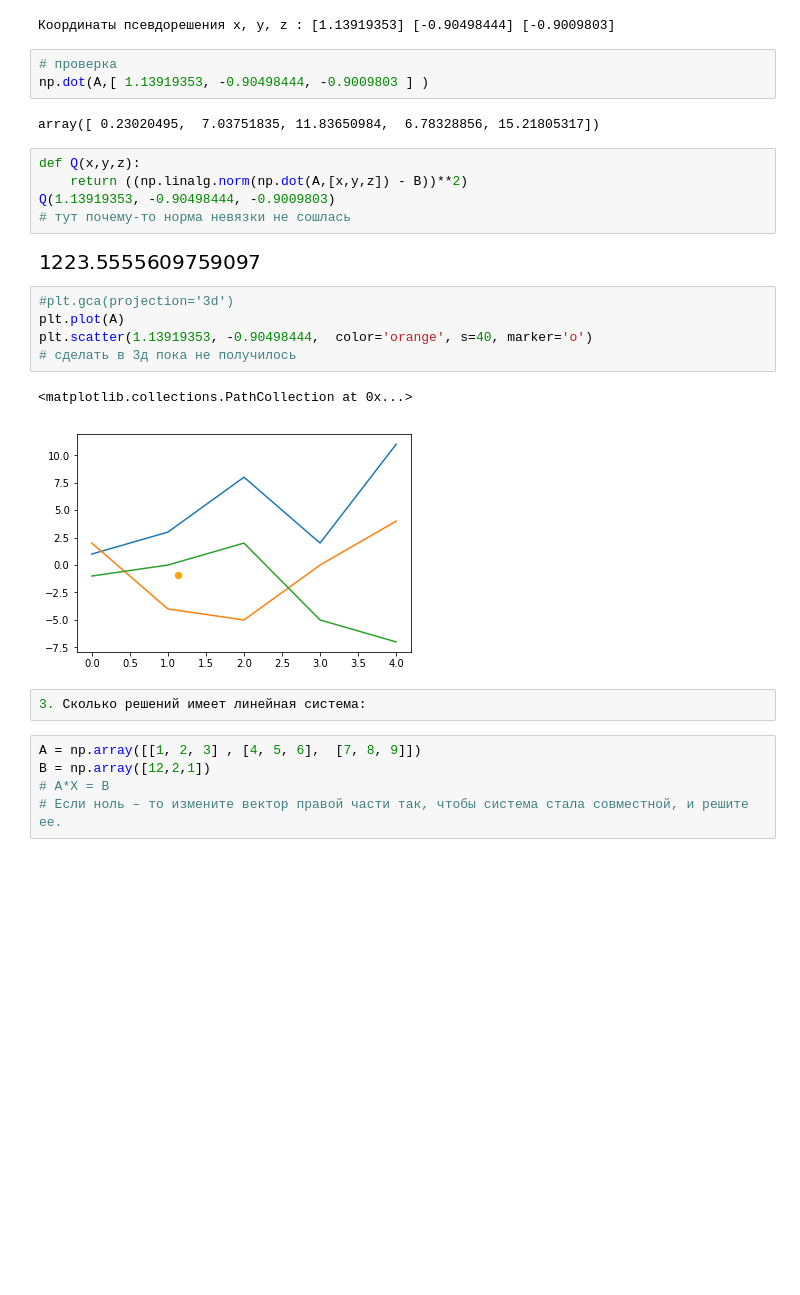
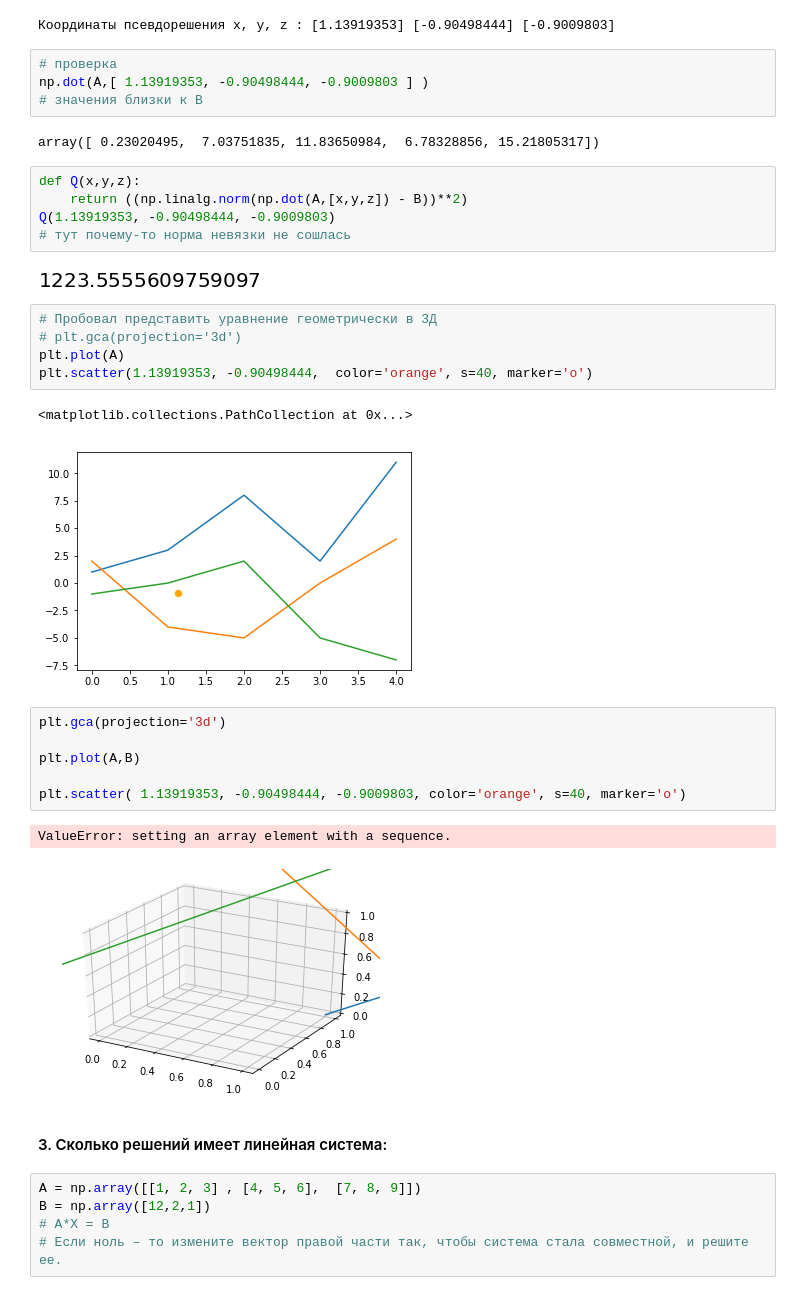
Before and after one commit to daniilstv/py4ds, a Jupyter notebook: Math_less_8.ipynb, the cells around one changed output. Saved outputs shown, nothing was run; the diff lists cells and outputs as text; blank space fills up the shorter version.

```diff
--- a/Math_less_8.ipynb
+++ b/Math_less_8.ipynb
@@ -104,6 +106,7 @@ print("Координаты псевдорешения x, y, z :", X[0][0], X[0]
 # %%
 # проверка
 np.dot(A,[ 1.13919353, -0.90498444, -0.9009803 ] )
+# значения близки к B
 # %% [output]
 array([ 0.23020495,  7.03751835, 11.83650984,  6.78328856, 15.21805317])
 # %%
@@ -114,15 +117,24 @@ Q(1.13919353, -0.90498444, -0.9009803)
 # %% [output]
 [figure]
 # %%
-#plt.gca(projection='3d')
+# Пробовал представить уравнение геометрически в 3Д
+# plt.gca(projection='3d')
 plt.plot(A)
 plt.scatter(1.13919353, -0.90498444,  color='orange', s=40, marker='o')
-# сделать в 3д пока не получилось
 # %% [output]
 <matplotlib.collections.PathCollection at 0x...>
 [figure]
-# %%
-3. Сколько решений имеет линейная система:
+# %%
+plt.gca(projection='3d')
+
+plt.plot(A,B)
+
+plt.scatter( 1.13919353, -0.90498444, -0.9009803, color='orange', s=40, marker='o')
+# %% [output]
+ValueError: setting an array element with a sequence.
+[figure, added]
+# %% [markdown]
+#### 3. Сколько решений имеет линейная система:
 # %%
 A = np.array([[1, 2, 3] , [4, 5, 6],  [7, 8, 9]])
 B = np.array([12,2,1])
```
Also changed, not shown: parts of 35 cells of this notebook.
